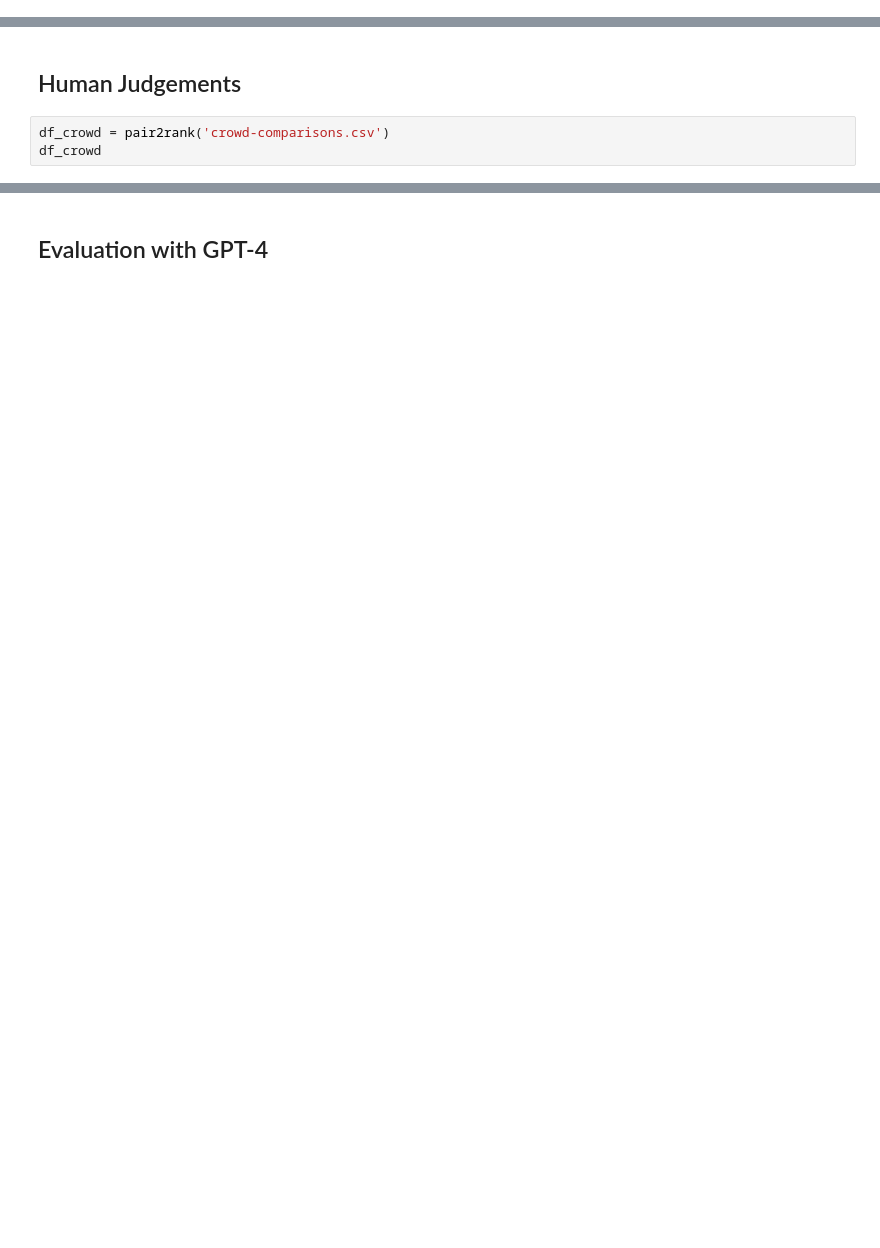
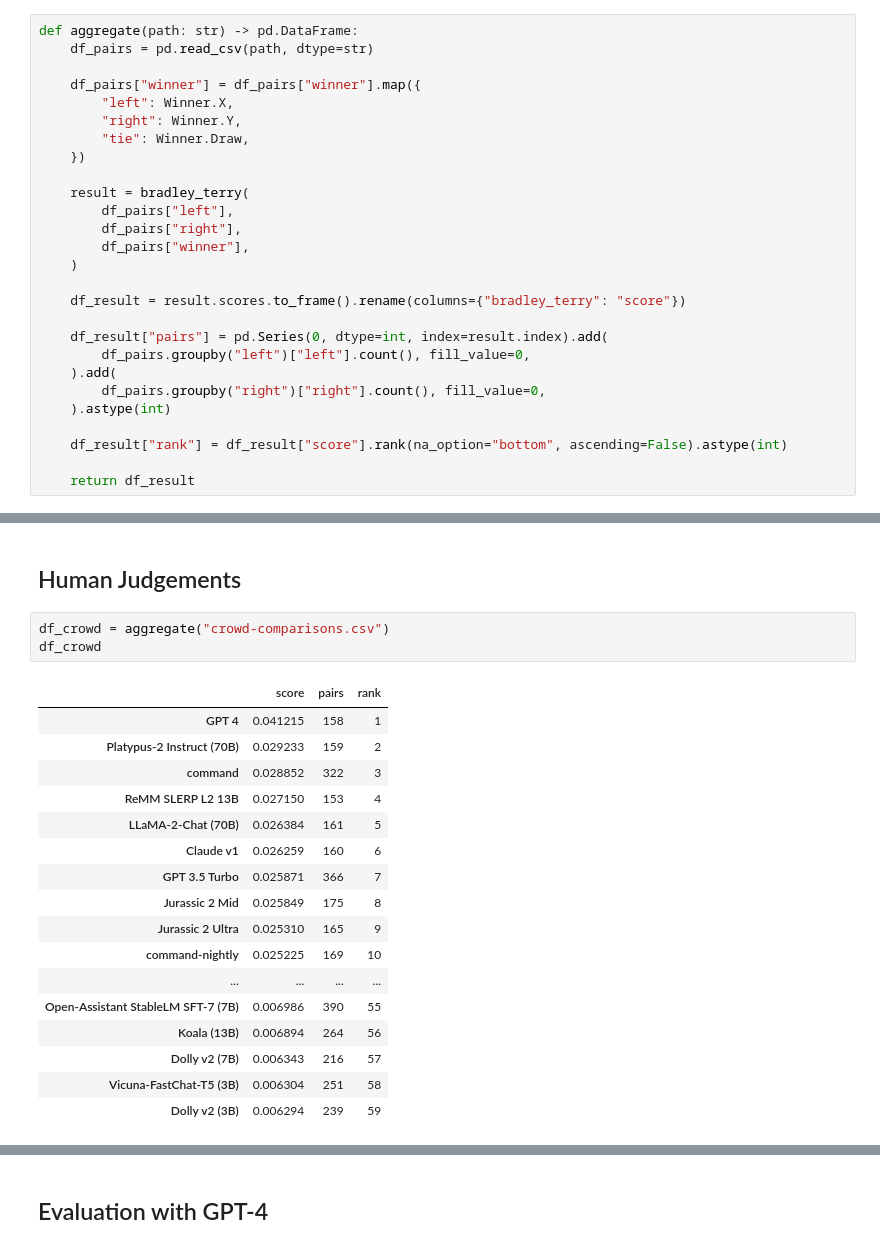
Before and after one commit to dustalov/llmfao, a Jupyter notebook: leaderboard.ipynb, the cells around one changed output, grey strips where cells are left out. Cells and saved outputs as stored; diff of their text form; blank space fills up the shorter version.

```diff
--- a/leaderboard.ipynb
+++ b/leaderboard.ipynb
@@ -49,0 +21,27 @@ def pairwise(df: pd.DataFrame, n: int = 7) -> Figure:
+# %%
+def aggregate(path: str) -> pd.DataFrame:
+    df_pairs = pd.read_csv(path, dtype=str)
+
+    df_pairs["winner"] = df_pairs["winner"].map({
+        "left": Winner.X,
+        "right": Winner.Y,
+        "tie": Winner.Draw,
+    })
+
+    result = bradley_terry(
+        df_pairs["left"],
+        df_pairs["right"],
+        df_pairs["winner"],
+    )
+
+    df_result = result.scores.to_frame().rename(columns={"bradley_terry": "score"})
+
+    df_result["pairs"] = pd.Series(0, dtype=int, index=result.index).add(
+        df_pairs.groupby("left")["left"].count(), fill_value=0,
+    ).add(
+        df_pairs.groupby("right")["right"].count(), fill_value=0,
+    ).astype(int)
+
+    df_result["rank"] = df_result["score"].rank(na_option="bottom", ascending=False).astype(int)
+
+    return df_result
@@ -50,7 +62,25 @@ def pairwise(df: pd.DataFrame, n: int = 7) -> Figure:
 # %% [markdown]
 ## Human Judgements
 # %%
-df_crowd = pair2rank('crowd-comparisons.csv')
+df_crowd = aggregate("crowd-comparisons.csv")
 df_crowd
+# %% [output]
+|  | score | pairs | rank |
+| GPT 4 | 0.041215 | 158 | 1 |
+| Platypus-2 Instruct (70B) | 0.029233 | 159 | 2 |
+| command | 0.028852 | 322 | 3 |
+| ReMM SLERP L2 13B | 0.027150 | 153 | 4 |
+| LLaMA-2-Chat (70B) | 0.026384 | 161 | 5 |
+| Claude v1 | 0.026259 | 160 | 6 |
+| GPT 3.5 Turbo | 0.025871 | 366 | 7 |
+| Jurassic 2 Mid | 0.025849 | 175 | 8 |
+| Jurassic 2 Ultra | 0.025310 | 165 | 9 |
+| command-nightly | 0.025225 | 169 | 10 |
+| ... | ... | ... | ... |
+| Open-Assistant StableLM SFT-7 (7B) | 0.006986 | 390 | 55 |
+| Koala (13B) | 0.006894 | 264 | 56 |
+| Dolly v2 (7B) | 0.006343 | 216 | 57 |
+| Vicuna-FastChat-T5 (3B) | 0.006304 | 251 | 58 |
+| Dolly v2 (3B) | 0.006294 | 239 | 59 |
 # %%
 pairwise(df_crowd)
```
Also changed, not shown: parts of 11 cells of this notebook, 7 other files.
